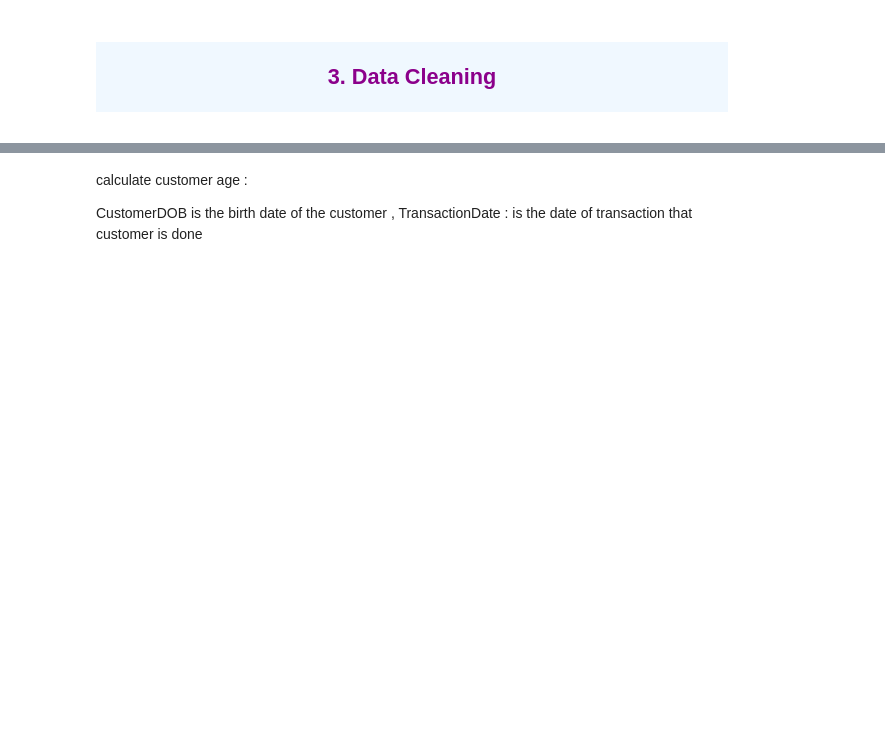
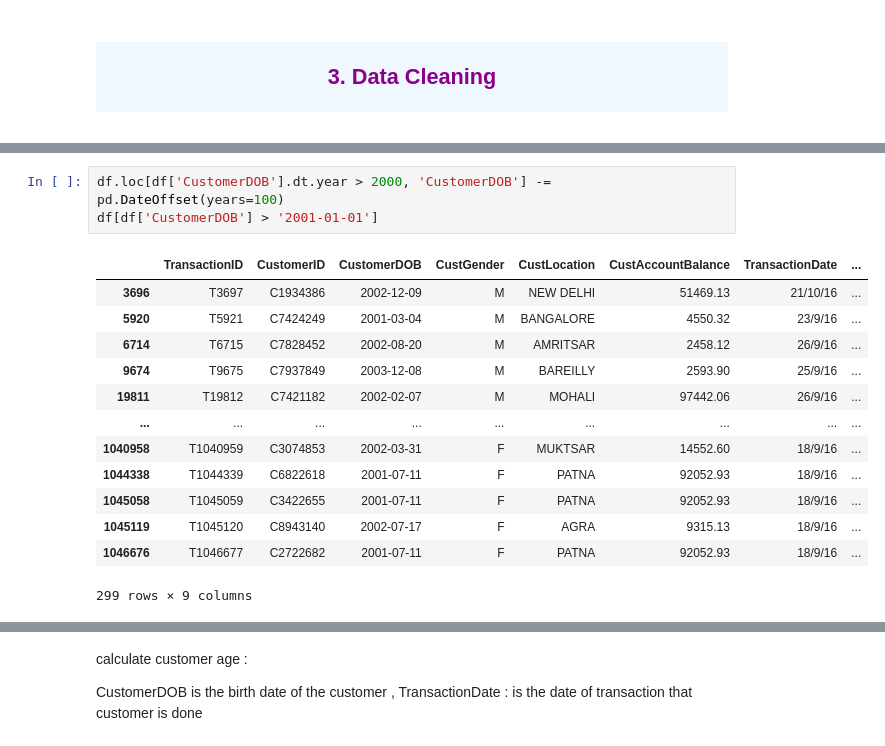
Before and after one commit to ArturoDiaz02/Bank-Customer-Segmentation, a Jupyter notebook: src/notebook/Customer_Segmentation.ipynb, the cells around one changed output, grey strips where cells are left out. Saved outputs shown, nothing was run; the diff lists cells and outputs as text; blank space fills up the shorter version.

```diff
--- a/src/notebook/Customer_Segmentation.ipynb
+++ b/src/notebook/Customer_Segmentation.ipynb
@@ -146,0 +118,17 @@ df.head()
+# %%
+df.loc[df['CustomerDOB'].dt.year > 2000, 'CustomerDOB'] -= pd.DateOffset(years=100)
+df[df['CustomerDOB'] > '2001-01-01']
+# %% [output]
+|  | TransactionID | CustomerID | CustomerDOB | CustGender | CustLocation | CustAccountBalance | TransactionDate | ... |
+| 3696 | T3697 | C1934386 | 2002-12-09 | M | NEW DELHI | 51469.13 | 21/10/16 | ... |
+| 5920 | T5921 | C7424249 | 2001-03-04 | M | BANGALORE | 4550.32 | 23/9/16 | ... |
+| 6714 | T6715 | C7828452 | 2002-08-20 | M | AMRITSAR | 2458.12 | 26/9/16 | ... |
+| 9674 | T9675 | C7937849 | 2003-12-08 | M | BAREILLY | 2593.90 | 25/9/16 | ... |
+| 19811 | T19812 | C7421182 | 2002-02-07 | M | MOHALI | 97442.06 | 26/9/16 | ... |
+| ... | ... | ... | ... | ... | ... | ... | ... | ... |
+| 1040958 | T1040959 | C3074853 | 2002-03-31 | F | MUKTSAR | 14552.60 | 18/9/16 | ... |
+| 1044338 | T1044339 | C6822618 | 2001-07-11 | F | PATNA | 92052.93 | 18/9/16 | ... |
+| 1045058 | T1045059 | C3422655 | 2001-07-11 | F | PATNA | 92052.93 | 18/9/16 | ... |
+| 1045119 | T1045120 | C8943140 | 2002-07-17 | F | AGRA | 9315.13 | 18/9/16 | ... |
+| 1046676 | T1046677 | C2722682 | 2001-07-11 | F | PATNA | 92052.93 | 18/9/16 | ... |
+299 rows × 9 columns
```
Also changed, not shown: parts of 54 cells of this notebook.
